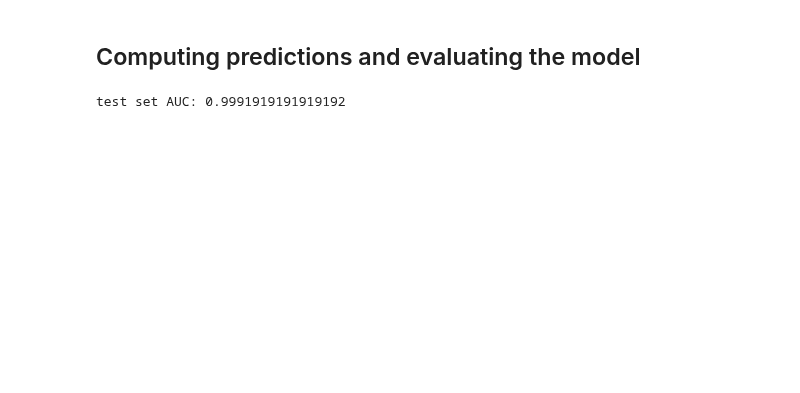
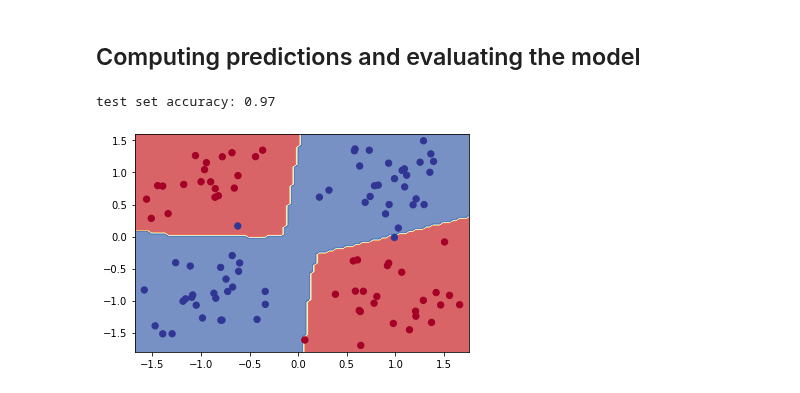
Before and after one commit to sdgroeve/D012554_Machine_Learning_2023, a Jupyter notebook: 02_neural_networks_in_pytorch.ipynb, the cells around one changed output. Cells and saved outputs as stored; diff of their text form; code cells hidden in the pictures; blank space fills up the shorter version.

```diff
--- a/02_neural_networks_in_pytorch.ipynb
+++ b/02_neural_networks_in_pytorch.ipynb
@@ -263,8 +224,12 @@ model.eval()
 with torch.inference_mode():
     predictions_test = model(X_test)
 
-predictions_test = torch.squeeze(predictions_test).detach().numpy()
+predictions_test = torch.round(torch.sigmoid(torch.squeeze(predictions_test))).detach().numpy()
 
-print("test set AUC: {}".format(roc_auc_score(y_test,predictions_test)))
+print("test set accuracy: {}".format(accuracy_score(y_test,predictions_test)))
 # %% [output]
-test set AUC: 0.9991919191919192
+test set accuracy: 0.97
+# %%
+plot_decision_boundary(model, X_test, y_test)
+# %% [output]
+[figure, added]
```
Also changed, not shown: parts of 26 cells of this notebook.
